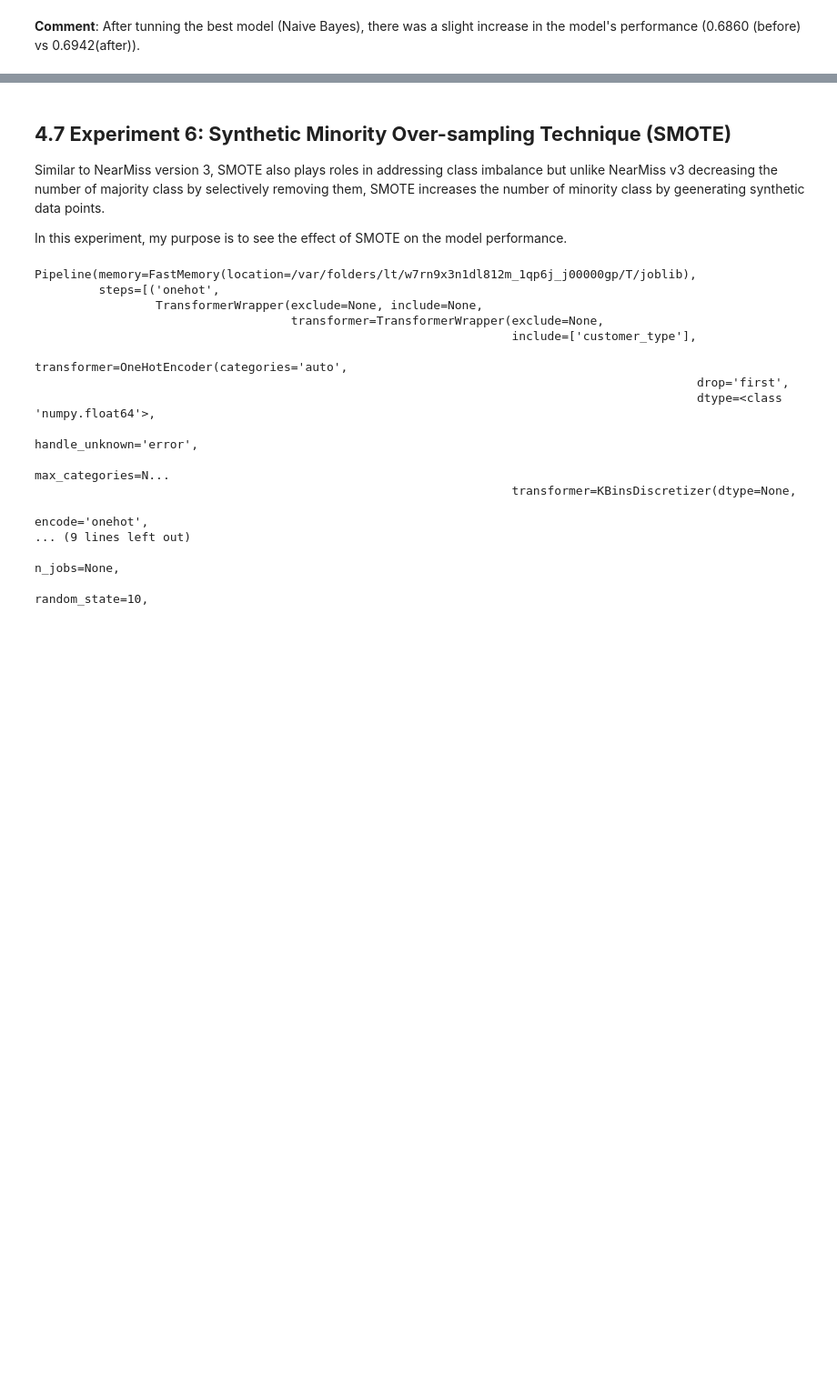
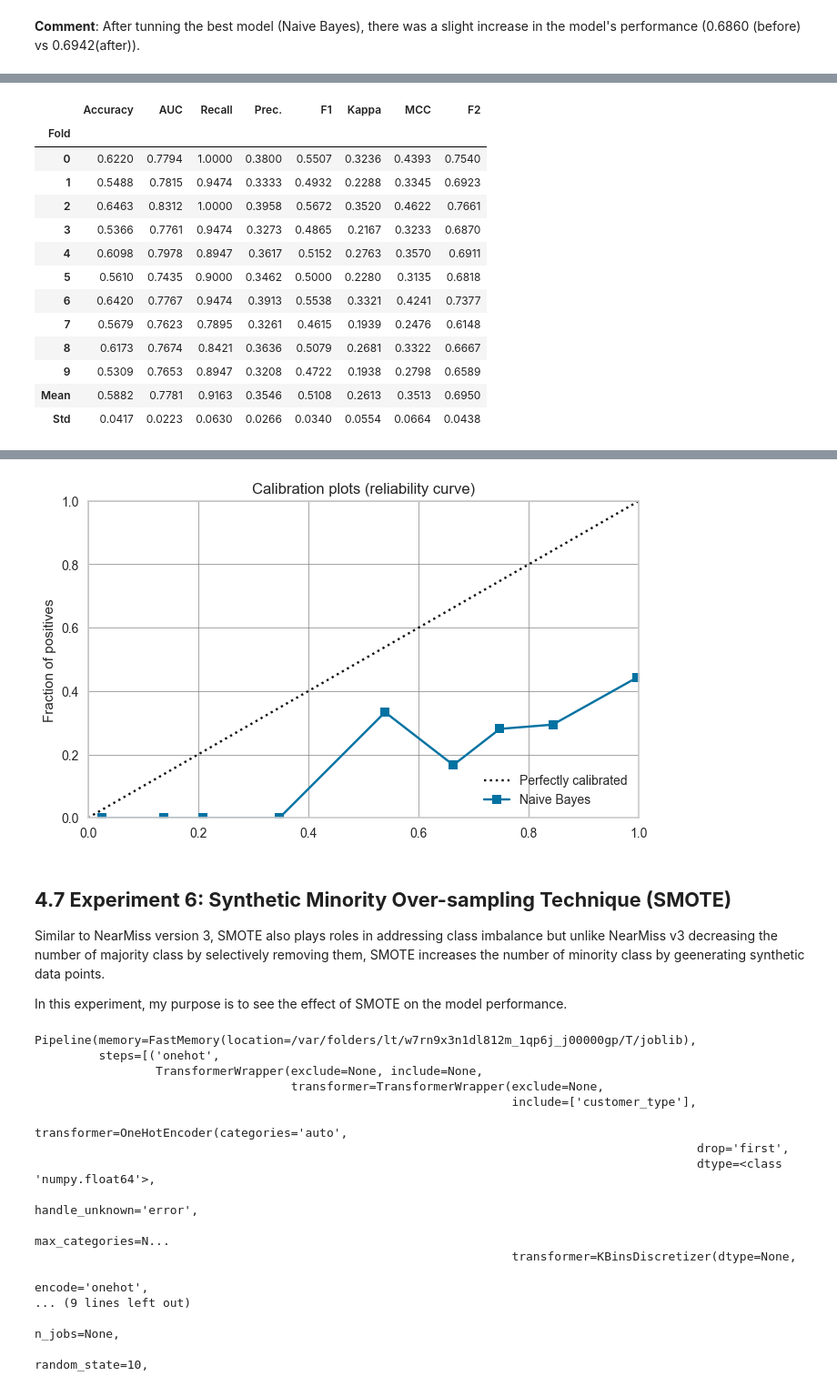
Before and after one commit to LingAdeu/hotel-booking-cancelation-prediction, a Jupyter notebook: notebook/notebook.ipynb, the cells around one changed output, grey strips where cells are left out. Shown at 91% size. Saved outputs shown, nothing was run; the diff lists cells and outputs as text; code cells hidden in the pictures; blank space fills up the shorter version.

```diff
--- a/notebook/notebook.ipynb
+++ b/notebook/notebook.ipynb
@@ -1462,2 +1489,5 @@ Training the model took 4.2760 seconds
 # %% [markdown]
 <b>Comment</b>: After tunning the best model (Naive Bayes), there was a slight increase in the model's performance (0.6860 (before) vs 0.6942(after)).
+# %%
+exp5.plot_model(exp5.calibrate_model(exp5_tuned_bm), plot='calibration')
+# %% [output]
@@ -1463,0 +1495,14 @@ Training the model took 4.2760 seconds
+|  | Accuracy | AUC | Recall | Prec. | F1 | Kappa | MCC | F2 |
+| Fold |  |  |  |  |  |  |  |  |
+| 0 | 0.6220 | 0.7794 | 1.0000 | 0.3800 | 0.5507 | 0.3236 | 0.4393 | 0.7540 |
+| 1 | 0.5488 | 0.7815 | 0.9474 | 0.3333 | 0.4932 | 0.2288 | 0.3345 | 0.6923 |
+| 2 | 0.6463 | 0.8312 | 1.0000 | 0.3958 | 0.5672 | 0.3520 | 0.4622 | 0.7661 |
+| 3 | 0.5366 | 0.7761 | 0.9474 | 0.3273 | 0.4865 | 0.2167 | 0.3233 | 0.6870 |
+| 4 | 0.6098 | 0.7978 | 0.8947 | 0.3617 | 0.5152 | 0.2763 | 0.3570 | 0.6911 |
+| 5 | 0.5610 | 0.7435 | 0.9000 | 0.3462 | 0.5000 | 0.2280 | 0.3135 | 0.6818 |
+| 6 | 0.6420 | 0.7767 | 0.9474 | 0.3913 | 0.5538 | 0.3321 | 0.4241 | 0.7377 |
+| 7 | 0.5679 | 0.7623 | 0.7895 | 0.3261 | 0.4615 | 0.1939 | 0.2476 | 0.6148 |
+| 8 | 0.6173 | 0.7674 | 0.8421 | 0.3636 | 0.5079 | 0.2681 | 0.3322 | 0.6667 |
+| 9 | 0.5309 | 0.7653 | 0.8947 | 0.3208 | 0.4722 | 0.1938 | 0.2798 | 0.6589 |
+| Mean | 0.5882 | 0.7781 | 0.9163 | 0.3546 | 0.5108 | 0.2613 | 0.3513 | 0.6950 |
+| Std | 0.0417 | 0.0223 | 0.0630 | 0.0266 | 0.0340 | 0.0554 | 0.0664 | 0.0438 |
@@ -1464,3 +1510,4 @@ Training the model took 4.2760 seconds
+[figure, added]
 # %% [markdown]
 ## <b>4.7 Experiment 6: Synthetic Minority Over-sampling Technique (SMOTE)</b>
 Similar to NearMiss version 3, SMOTE also plays roles in addressing class imbalance but unlike NearMiss v3 decreasing the number of majority class by selectively removing them, SMOTE increases the number of minority class by geenerating synthetic data points.
```
Also changed, not shown: parts of 91 cells of this notebook, 10 other files.
